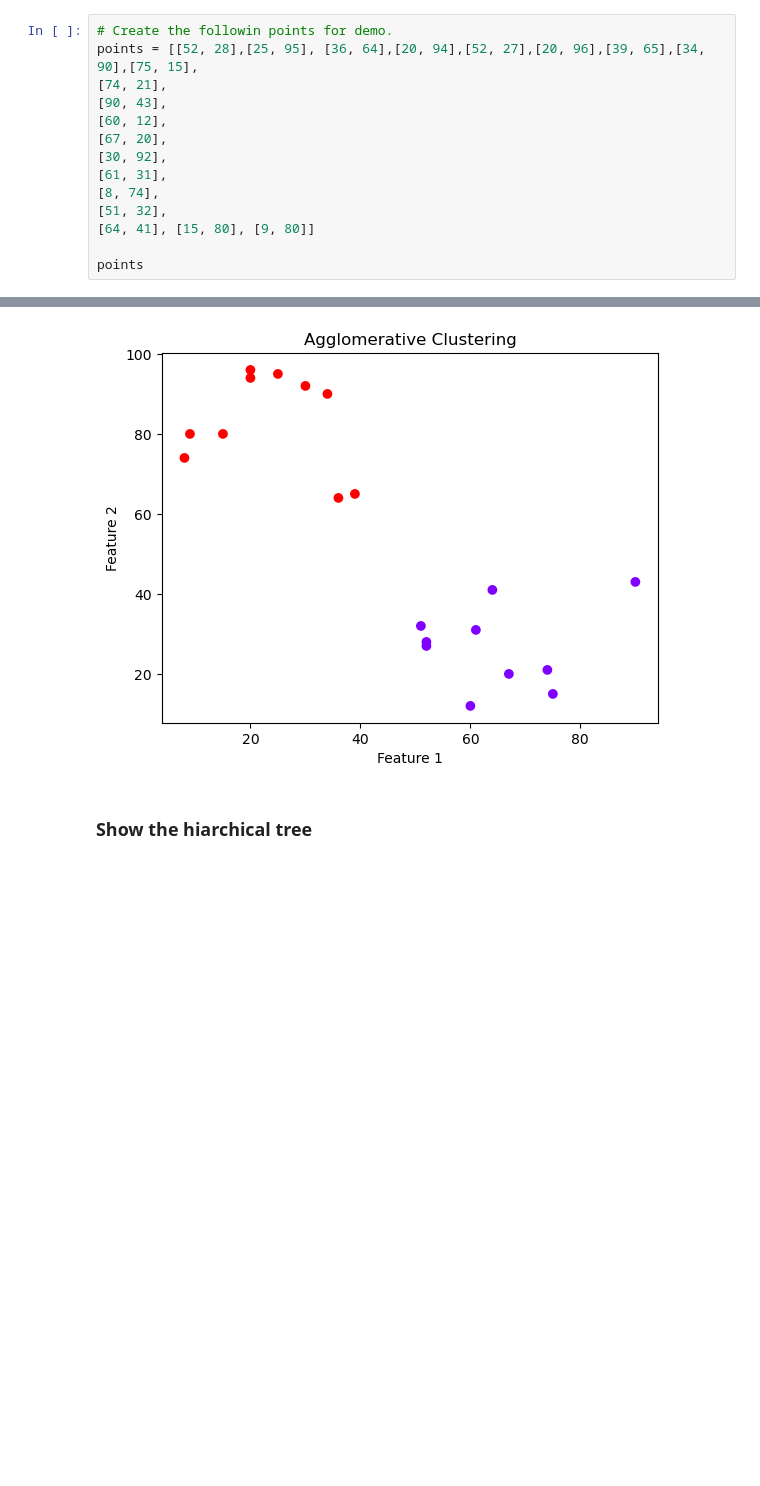
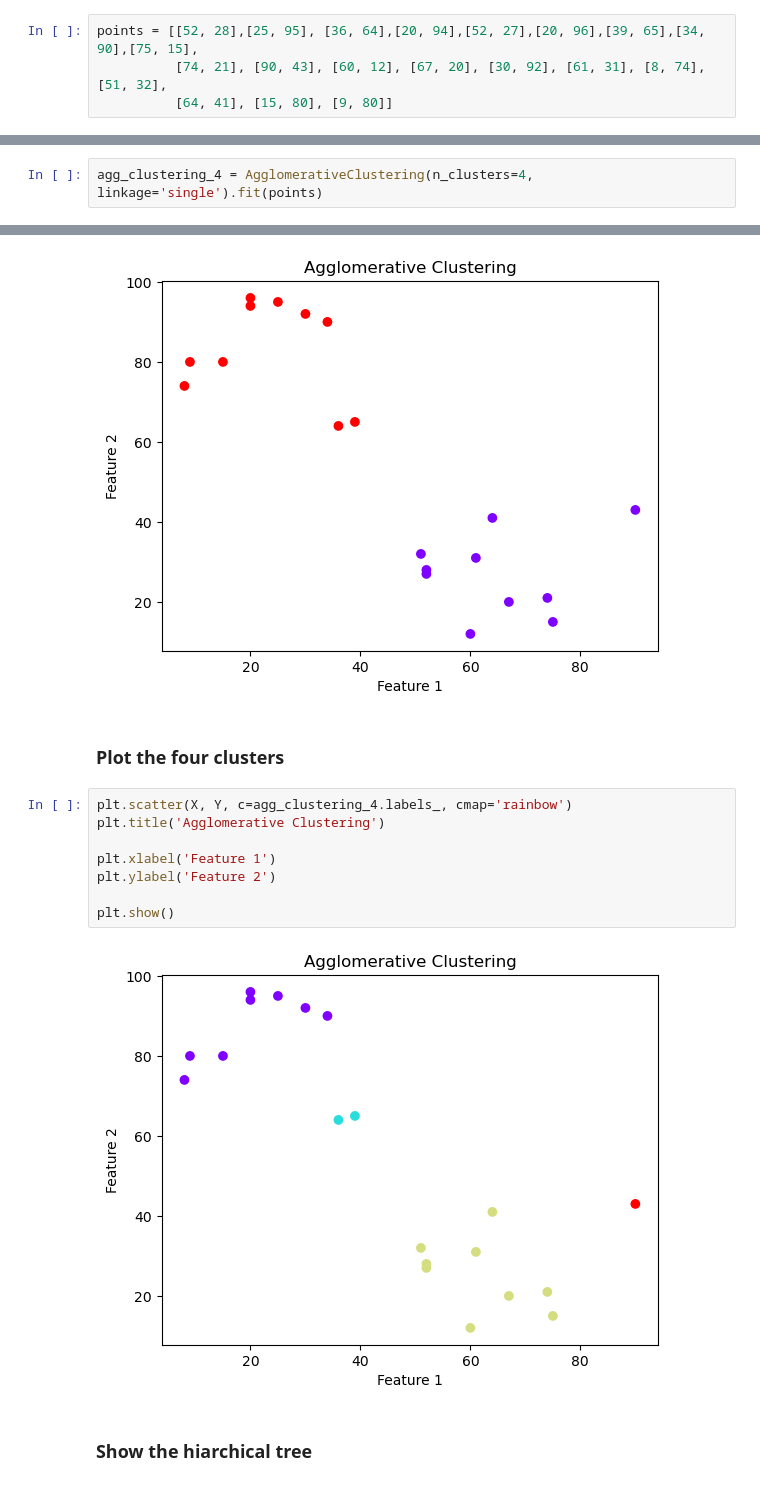
Before and after one commit to HeinoPortfolio/MS_Comp_Sci, a Jupyter notebook: 6 Data Mining and Machine Learning/Labs/Module_5/Module 5 Agglo_Cluster.ipynb, the cells around one changed output, grey strips where cells are left out. Cells and saved outputs as stored; diff of their text form; blank space fills up the shorter version.

```diff
--- a/6 Data Mining and Machine Learning/Labs/Module_5/Module 5 Agglo_Cluster.ipynb
+++ b/6 Data Mining and Machine Learning/Labs/Module_5/Module 5 Agglo_Cluster.ipynb
@@ -5,14 +7,4 @@
 # %%
-# Create the followin points for demo.
 points = [[52, 28],[25, 95], [36, 64],[20, 94],[52, 27],[20, 96],[39, 65],[34, 90],[75, 15],
-[74, 21],
-[90, 43],
-[60, 12],
-[67, 20],
-[30, 92],
-[61, 31],
-[8, 74],
-[51, 32],
-[64, 41], [15, 80], [9, 80]]
-
-points
+          [74, 21], [90, 43], [60, 12], [67, 20], [30, 92], [61, 31], [8, 74], [51, 32],
+          [64, 41], [15, 80], [9, 80]]
@@ -126,0 +120,2 @@ import matplotlib.pyplot as plt
+# %%
+agg_clustering_4 = AgglomerativeClustering(n_clusters=4, linkage='single').fit(points)
@@ -136,6 +137,18 @@ plt.ylabel('Feature 2')
 plt.show()
 # %% [output]
 [figure]
+# %% [markdown]
+### Plot the four clusters
+# %%
+plt.scatter(X, Y, c=agg_clustering_4.labels_, cmap='rainbow')
+plt.title('Agglomerative Clustering')
+
+plt.xlabel('Feature 1')
+plt.ylabel('Feature 2')
+
+plt.show()
+# %% [output]
+[figure, added]
 # %% [markdown]
 ### Show the hiarchical tree
 # %%
```
Also changed, not shown: parts of 15 cells of this notebook, 2 other files.
